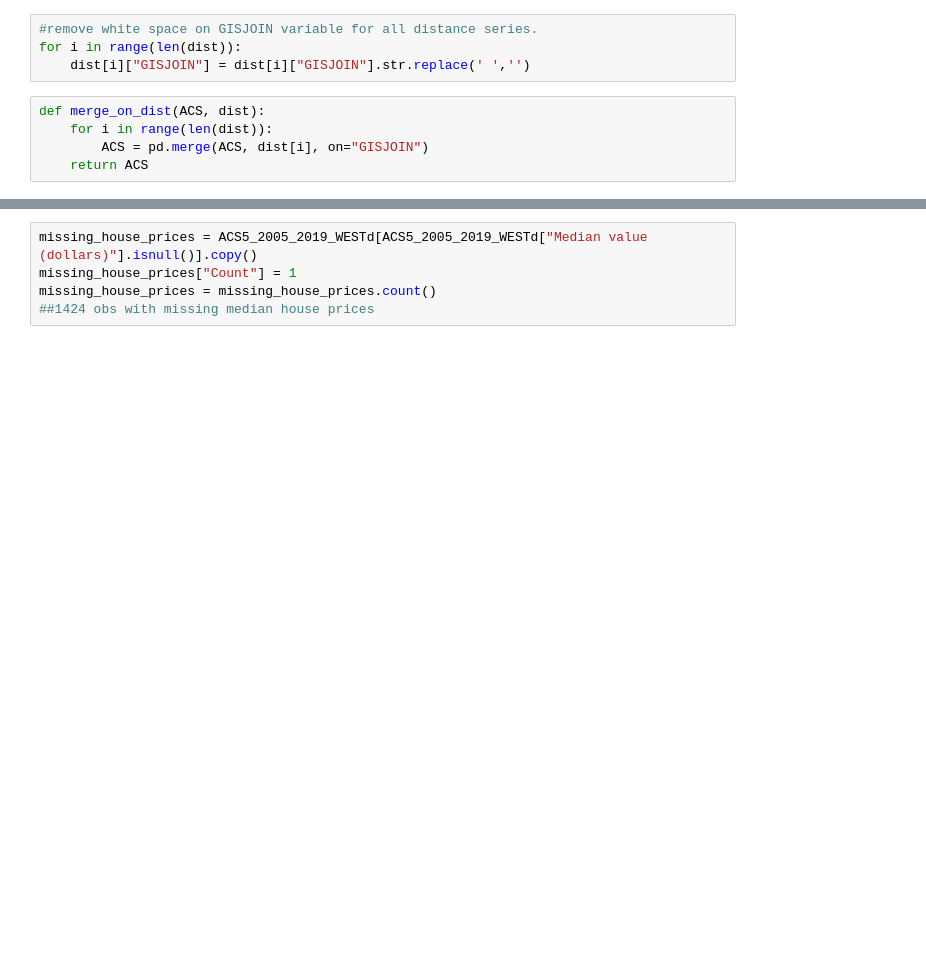
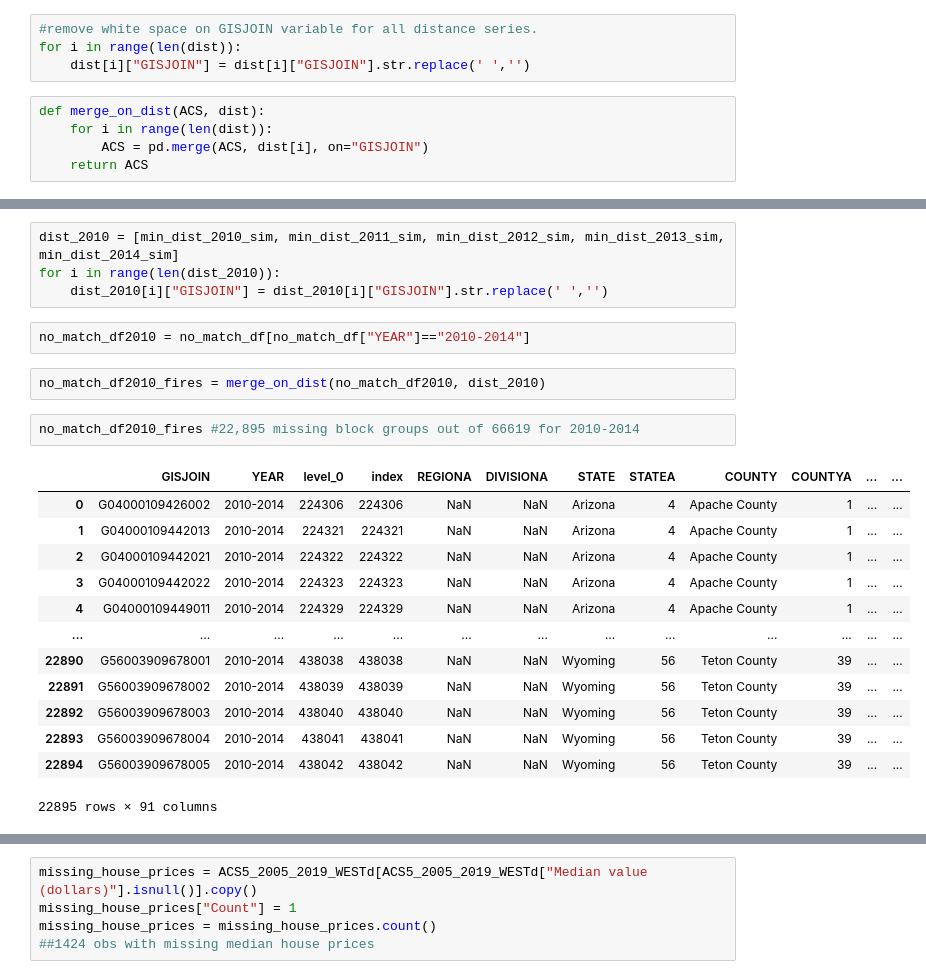
Before and after one commit to sheldonbirkett/econ499, a Jupyter notebook: ECON_499_ACS_IPUMS_NHGIS_GeoMAC.ipynb, the cells around one changed output, grey strips where cells are left out. Cells and saved outputs as stored; diff of their text form; blank space fills up the shorter version.

```diff
--- a/ECON_499_ACS_IPUMS_NHGIS_GeoMAC.ipynb
+++ b/ECON_499_ACS_IPUMS_NHGIS_GeoMAC.ipynb
@@ -478,0 +678,24 @@ ACS5_2005_2019_WESTd = merge_on_dist(ACS5_2005_2019_WEST, dist) #merging min wil
+# %%
+dist_2010 = [min_dist_2010_sim, min_dist_2011_sim, min_dist_2012_sim, min_dist_2013_sim, min_dist_2014_sim]
+for i in range(len(dist_2010)):
+    dist_2010[i]["GISJOIN"] = dist_2010[i]["GISJOIN"].str.replace(' ','')
+# %%
+no_match_df2010 = no_match_df[no_match_df["YEAR"]=="2010-2014"]
+# %%
+no_match_df2010_fires = merge_on_dist(no_match_df2010, dist_2010)
+# %%
+no_match_df2010_fires #22,895 missing block groups out of 66619 for 2010-2014
+# %% [output]
+|  | GISJOIN | YEAR | level_0 | index | REGIONA | DIVISIONA | STATE | STATEA | COUNTY | COUNTYA | ... | ... |
+| 0 | G04000109426002 | 2010-2014 | 224306 | 224306 | NaN | NaN | Arizona | 4 | Apache County | 1 | ... | ... |
+| 1 | G04000109442013 | 2010-2014 | 224321 | 224321 | NaN | NaN | Arizona | 4 | Apache County | 1 | ... | ... |
+| 2 | G04000109442021 | 2010-2014 | 224322 | 224322 | NaN | NaN | Arizona | 4 | Apache County | 1 | ... | ... |
+| 3 | G04000109442022 | 2010-2014 | 224323 | 224323 | NaN | NaN | Arizona | 4 | Apache County | 1 | ... | ... |
+| 4 | G04000109449011 | 2010-2014 | 224329 | 224329 | NaN | NaN | Arizona | 4 | Apache County | 1 | ... | ... |
+| ... | ... | ... | ... | ... | ... | ... | ... | ... | ... | ... | ... | ... |
+| 22890 | G56003909678001 | 2010-2014 | 438038 | 438038 | NaN | NaN | Wyoming | 56 | Teton County | 39 | ... | ... |
+| 22891 | G56003909678002 | 2010-2014 | 438039 | 438039 | NaN | NaN | Wyoming | 56 | Teton County | 39 | ... | ... |
+| 22892 | G56003909678003 | 2010-2014 | 438040 | 438040 | NaN | NaN | Wyoming | 56 | Teton County | 39 | ... | ... |
+| 22893 | G56003909678004 | 2010-2014 | 438041 | 438041 | NaN | NaN | Wyoming | 56 | Teton County | 39 | ... | ... |
+| 22894 | G56003909678005 | 2010-2014 | 438042 | 438042 | NaN | NaN | Wyoming | 56 | Teton County | 39 | ... | ... |
+22895 rows × 91 columns
```
Also changed, not shown: parts of 36 cells of this notebook.
